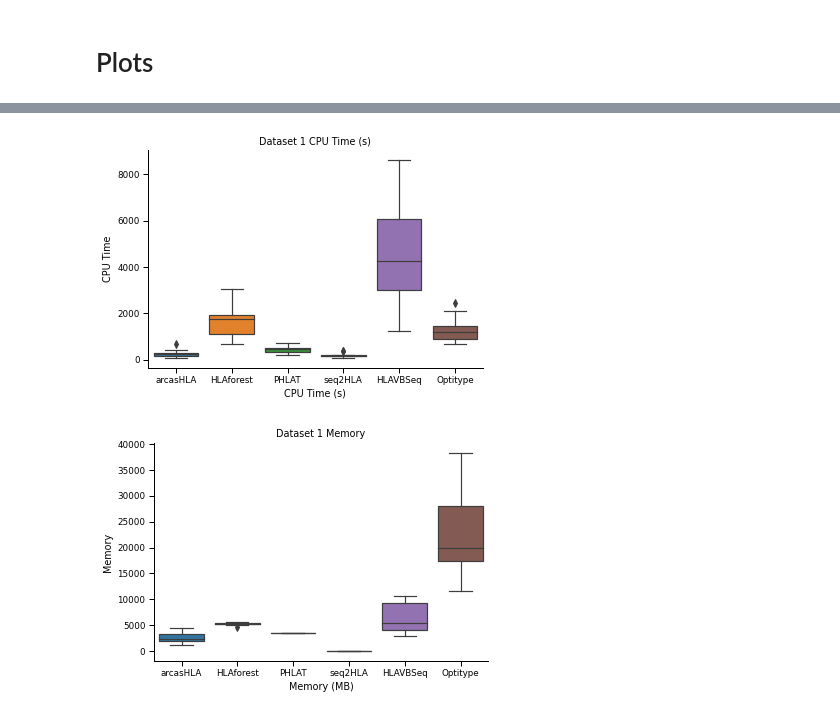
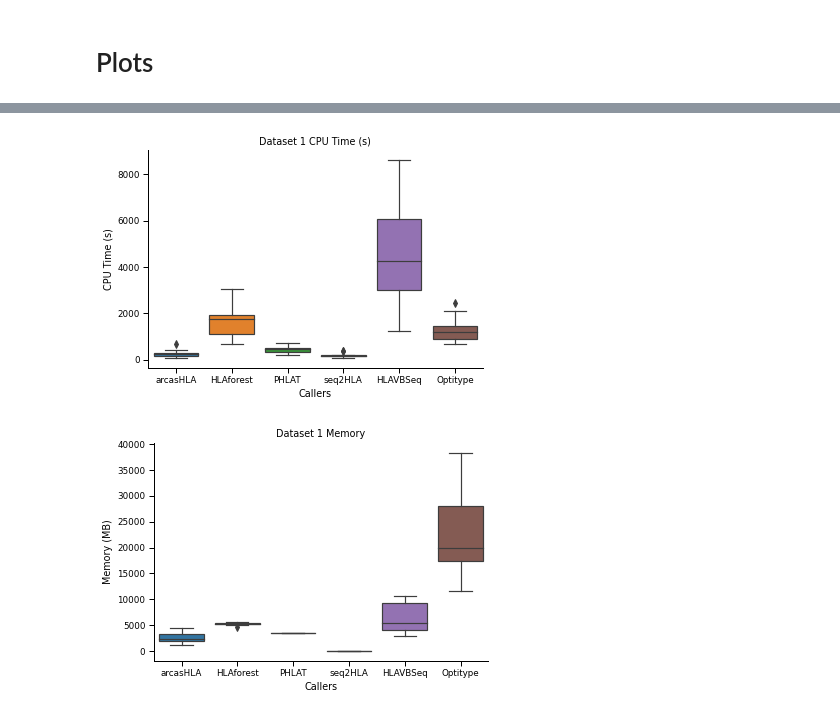
Before and after one commit to ydottie/hlaproject, a Jupyter notebook: notebooks/CPU_Memory.ipynb, the cells around one changed output, grey strips where cells are left out. Cells and saved outputs as stored; diff of their text form; code cells hidden in the pictures.

```diff
--- a/notebooks/CPU_Memory.ipynb
+++ b/notebooks/CPU_Memory.ipynb
@@ -57,19 +63,21 @@ g.map_dataframe(sns.boxplot, x="value", y="Callers")
 sns.set_context("paper")
 sns.color_palette("pastel")
 ax = sns.boxplot(x="Callers",y="CPU Time", data=cpu)
-ax.set_xlabel("CPU Time (s)")
+ax.set_ylabel("CPU Time (s)")
+ax.set_xlabel("Callers")
 ax.set_title("Dataset 1 CPU Time (s)")
 sns.despine()
 plt.savefig('../Figures/d1_cpu.png',bbox_inches ="tight",dpi=300)
 # %% [output]
-[figure, old version]
+[figure, new version]
 # %%
 sns.set_context("paper")
 sns.color_palette("pastel")
 ax = sns.boxplot(x="Callers",y="Memory", data=memory)
-ax.set_xlabel("Memory (MB)")
+ax.set_ylabel("Memory (MB)")
+ax.set_xlabel("Callers")
 ax.set_title("Dataset 1 Memory")
 sns.despine()
 plt.savefig('../Figures/d1_memory.png',bbox_inches ="tight",dpi=300)
 # %% [output]
-[figure, old version]
+[figure, new version]
```
Also changed, not shown: parts of 2 cells of this notebook, 14 other files.
